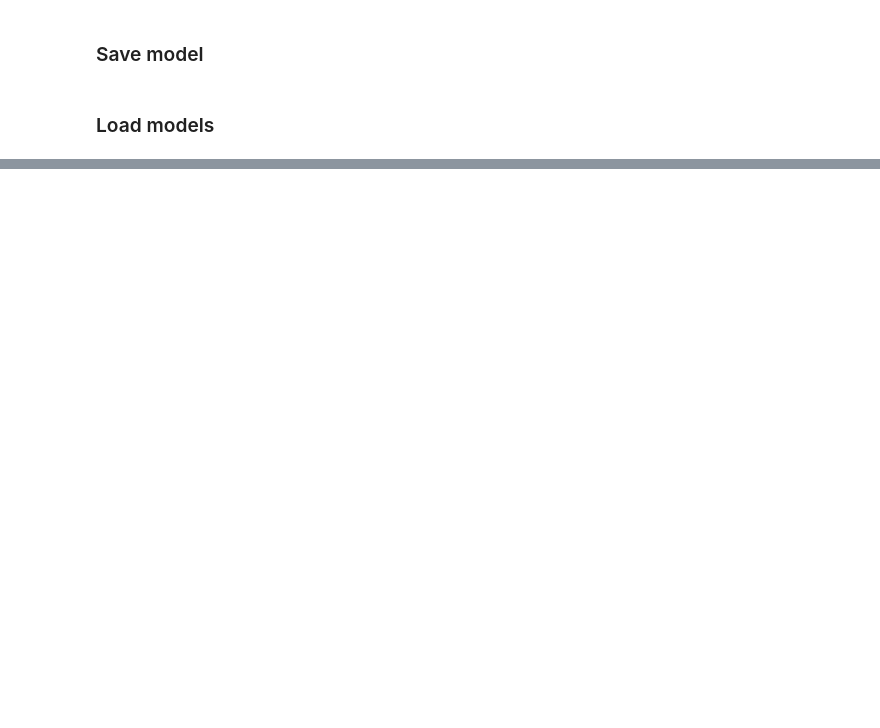
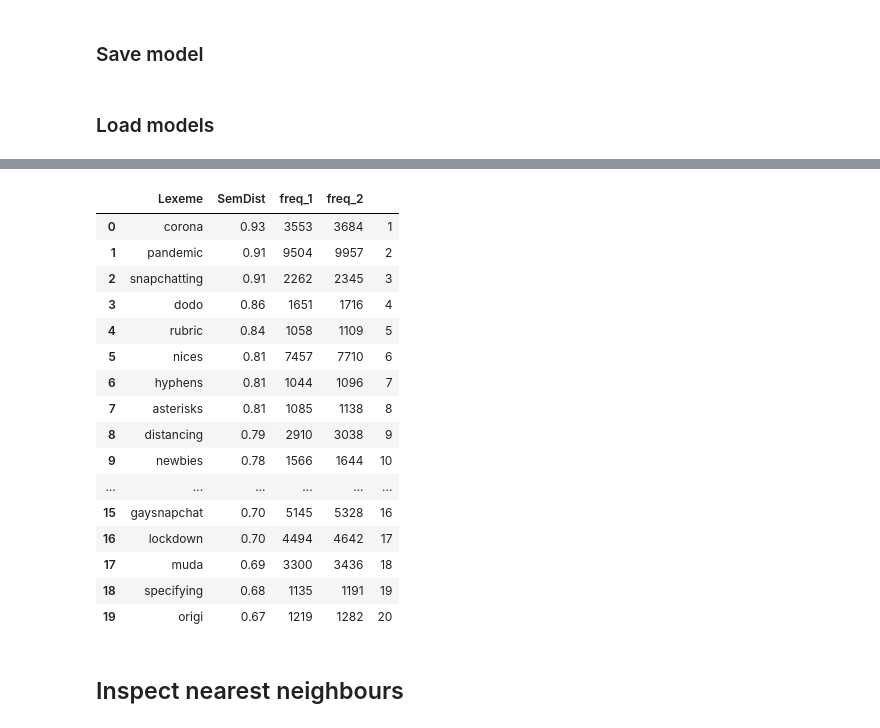
Before and after one commit to wuqui/neocov, a Jupyter notebook: index.ipynb, the cells around one changed output, grey strips where cells are left out. Drawn from its saved outputs; the diff is of its cells as text; code cells hidden in the pictures; blank space fills up the shorter version.

```diff
--- a/index.ipynb
+++ b/index.ipynb
@@ -186,0 +209,16 @@ model_2020 = gensim.models.Word2Vec.load('out/models/2020.model')
+# %%
+def measure_distances(model_1, model_2):
+    distances = pd.DataFrame(
+    data=(
+            #[w, spatial.distance.euclidean(model_1.wv[w], model_2.wv[w]),
+            #[w, np.sum(model_1.wv[w] * model_2.wv[w]) / (np.linalg.norm(model_1.wv[w]) * np.linalg.norm(model_2.wv[w])),
+            [w, spatial.distance.cosine(model_1.wv[w], model_2.wv[w]),
+             model_1.wv.get_vecattr(w, "count"),
+             model_2.wv.get_vecattr(w, "count")
+            ] for w in model_1.wv.index_to_key
+        ),
+        columns = ('lex', 'dist_sem', "freq_1", "freq_2")
+    )
+    return distances
+# %%
+distances = measure_distances(model_2019, model_2020)
@@ -186,0 +242,13 @@ model_2020 = gensim.models.Word2Vec.load('out/models/2020.model')
+# %%
+def get_sem_change_cands(distances, k=20, freq_min=1):
+    sem_change_cands = (distances
+        .query('freq_1 > @freq_min and freq_2 > @freq_min')
+        .query('lex.str.isalpha() == True')
+        .query('lex.str.len() > 3')
+        .nlargest(k, 'dist_sem')
+        .reset_index(drop=True)
+        )
+    return sem_change_cands
+# %%
+sem_change_cands = get_sem_change_cands(distances, k=100, freq_min=1000)
+sem_change_cands
@@ -186,0 +269,27 @@ model_2020 = gensim.models.Word2Vec.load('out/models/2020.model')
+# %%
+sem_change_cands_out = sem_change_cands\
+    .nlargest(100, 'dist_sem')\
+    .assign(index_1 = lambda df: df.index + 1)\
+    .assign(dist_sem = lambda df: df['dist_sem'].round(2))\
+    .assign(dist_sem = lambda df: df['dist_sem'].apply('{:.2f}'.format))\
+    .rename({'index_1': '', 'lex': 'Lexeme', 'dist_sem': 'SemDist'}, axis=1)
+
+sem_change_cands_out.head(20)
+# %% [output]
+|  | Lexeme | SemDist | freq_1 | freq_2 |  |
+| 0 | corona | 0.93 | 3553 | 3684 | 1 |
+| 1 | pandemic | 0.91 | 9504 | 9957 | 2 |
+| 2 | snapchatting | 0.91 | 2262 | 2345 | 3 |
+| 3 | dodo | 0.86 | 1651 | 1716 | 4 |
+| 4 | rubric | 0.84 | 1058 | 1109 | 5 |
+| 5 | nices | 0.81 | 7457 | 7710 | 6 |
+| 6 | hyphens | 0.81 | 1044 | 1096 | 7 |
+| 7 | asterisks | 0.81 | 1085 | 1138 | 8 |
+| 8 | distancing | 0.79 | 2910 | 3038 | 9 |
+| 9 | newbies | 0.78 | 1566 | 1644 | 10 |
+| ... | ... | ... | ... | ... | ... |
+| 15 | gaysnapchat | 0.70 | 5145 | 5328 | 16 |
+| 16 | lockdown | 0.70 | 4494 | 4642 | 17 |
+| 17 | muda | 0.69 | 3300 | 3436 | 18 |
+| 18 | specifying | 0.68 | 1135 | 1191 | 19 |
+| 19 | origi | 0.67 | 1219 | 1282 | 20 |
@@ -186,0 +302,2 @@ model_2020 = gensim.models.Word2Vec.load('out/models/2020.model')
+# %% [markdown]
+## Inspect nearest neighbours
```
Also changed, not shown: parts of 71 cells of this notebook, 7 other files.
